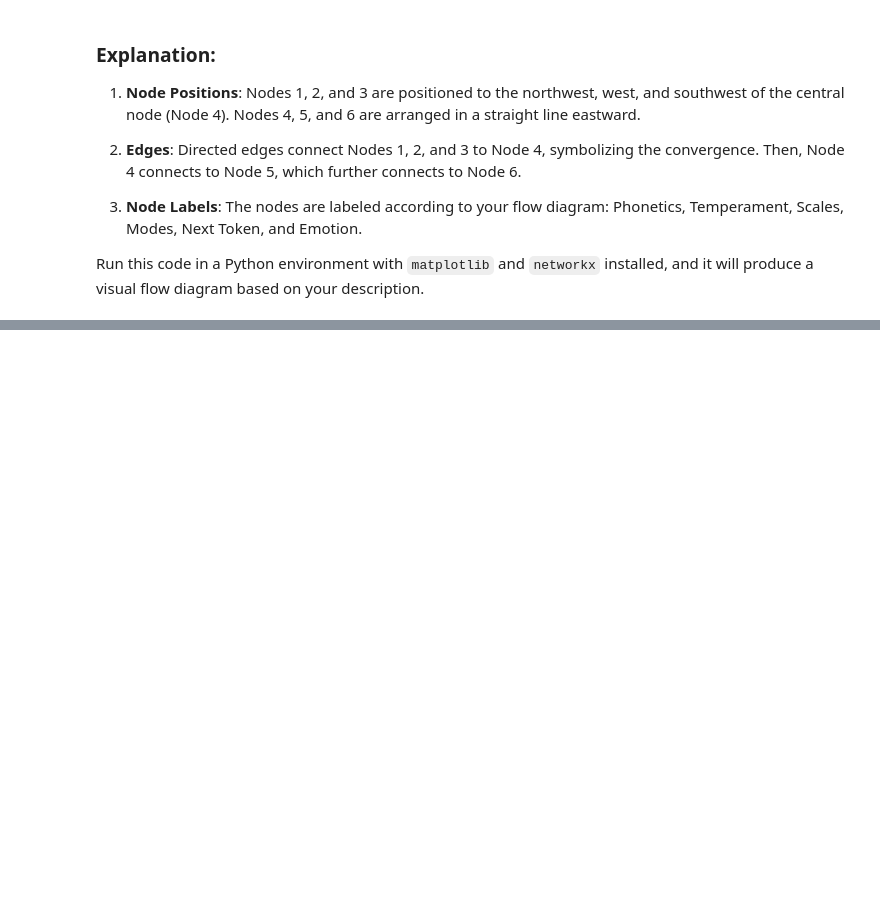
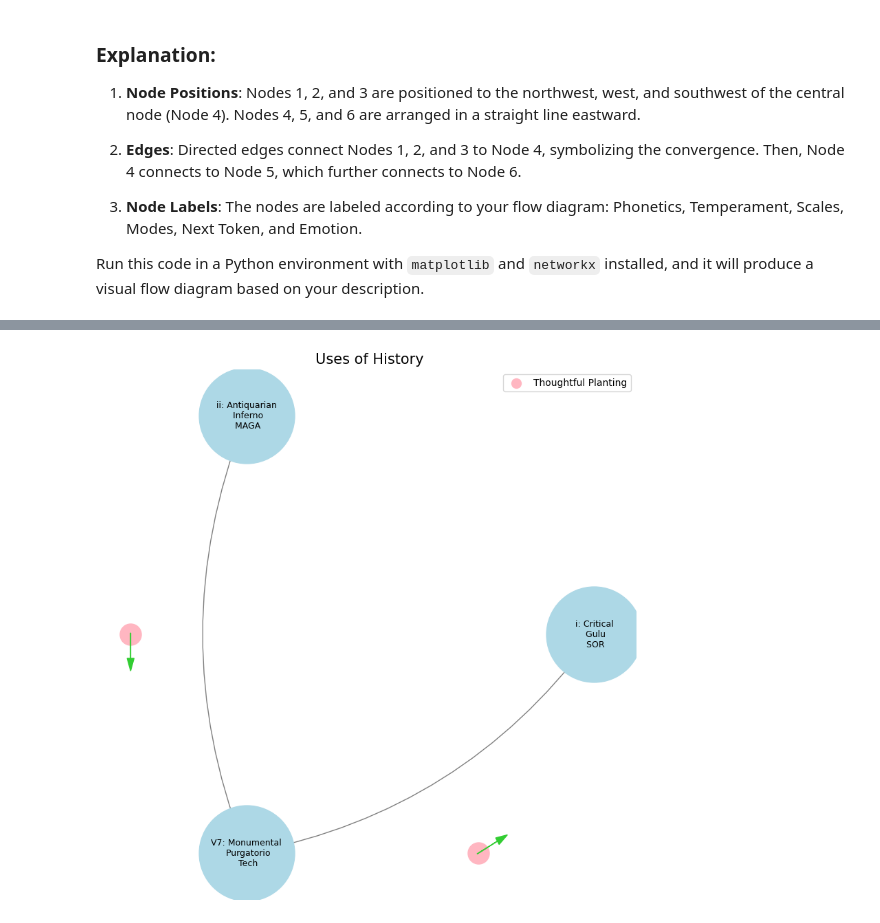
Before and after one commit to abikesa/workflow, a Jupyter notebook: _build/jupyter_execute/py.ipynb, the cells around one changed output, grey strips where cells are left out. Cells and saved outputs as stored; diff of their text form; code cells hidden in the pictures; blank space fills up the shorter version.

```diff
--- a/_build/jupyter_execute/py.ipynb
+++ b/_build/jupyter_execute/py.ipynb
@@ -657,0 +788,67 @@ Run this code in a Python environment with `matplotlib` and `networkx` installed
+# %%
+import networkx as nx
+import matplotlib.pyplot as plt
+import numpy as np
+
+# Create a directed graph
+G = nx.DiGraph()
+
+# Add nodes representing different levels (subatomic, atomic, cosmic, financial, social)
+levels = ['i: Critical\n Gulu\n SOR', 'ii: Antiquarian\n Inferno\n MAGA', 'V7: Monumental\n Purgatorio\n Tech']
+
+# Add nodes to the graph
+G.add_nodes_from(levels)
+
+# Add edges to represent the flow of information (photons)
+# Assuming the flow is directional from more fundamental levels to more complex ones
+edges = [('ii: Antiquarian\n Inferno\n MAGA', 'V7: Monumental\n Purgatorio\n Tech'),
+         ('V7: Monumental\n Purgatorio\n Tech', 'i: Critical\n Gulu\n SOR'),]
+
+# Add edges to the graph
+G.add_edges_from(edges)
+
+# Define positions for the nodes in a circular layout
+pos = nx.circular_layout(G)
+
+# Set the figure size (width, height)
+plt.figure(figsize=(10, 10))  # Adjust the size as needed
+
+# Draw the main nodes
+nx.draw_networkx_nodes(G, pos, node_color='lightblue', node_size=10000)
+
+# Draw the edges with arrows and create space between the arrowhead and the node
+nx.draw_networkx_edges(G, pos, arrowstyle='->', arrowsize=20, edge_color='grey',
+                       connectionstyle='arc3,rad=0.2')  # Adjust rad for more/less space
+
+# Add smaller red nodes (photon nodes) exactly on the circular layout
+for edge in edges:
+    # Calculate the vector between the two nodes
+    vector = pos[edge[1]] - pos[edge[0]]
+    # Calculate the midpoint
+    mid_point = pos[edge[0]] + 0.5 * vector
+    # Normalize to ensure it's on the circle
+    radius = np.linalg.norm(pos[edge[0]])
+    mid_point_on_circle = mid_point / np.linalg.norm(mid_point) * radius
+    # Draw the small red photon node at the midpoint on the circular layout
+    plt.scatter(mid_point_on_circle[0], mid_point_on_circle[1], c='lightpink', s=500, zorder=3)
+
+    # Draw a small lime green arrow inside the red node to indicate direction
+    arrow_vector = vector / np.linalg.norm(vector) * 0.1  # Scale down arrow size
+    plt.arrow(mid_point_on_circle[0] - 0.05 * arrow_vector[0],
+              mid_point_on_circle[1] - 0.05 * arrow_vector[1],
+              arrow_vector[0], arrow_vector[1],
+              head_width=0.03, head_length=0.05, fc='limegreen', ec='limegreen', zorder=4)
+
+# Draw the labels for the main nodes
+nx.draw_networkx_labels(G, pos, font_size=9, font_weight='normal')
+
+# Add a legend for "Photon/Info"
+plt.scatter([], [], c='lightpink', s=100, label='Thoughtful Planting')  # Empty scatter for the legend
+plt.legend(scatterpoints=1, frameon=True, labelspacing=1, loc='upper right')
+
+# Set the title and display the plot
+plt.title('Uses of History', fontsize=15)
+plt.axis('off')
+plt.show()
+# %% [output]
+[figure, added]
```
Also changed, not shown: parts of 4 cells of this notebook, 30 other files.
